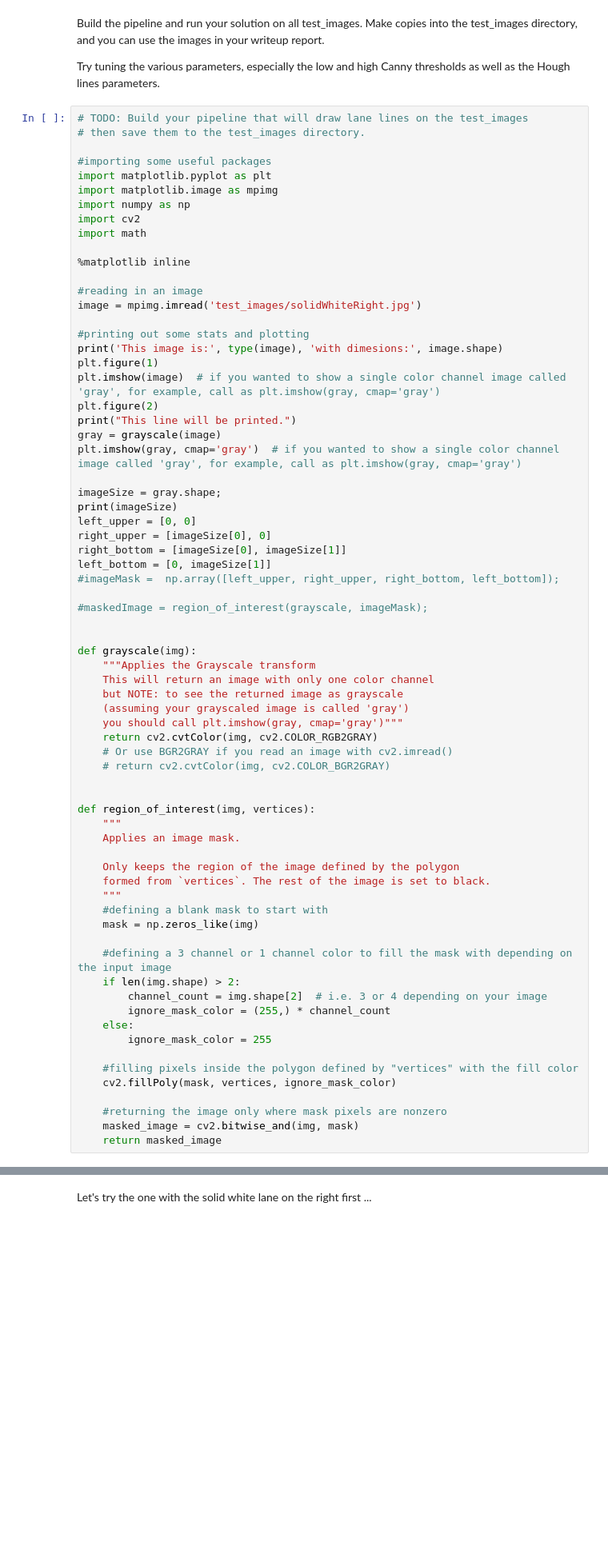
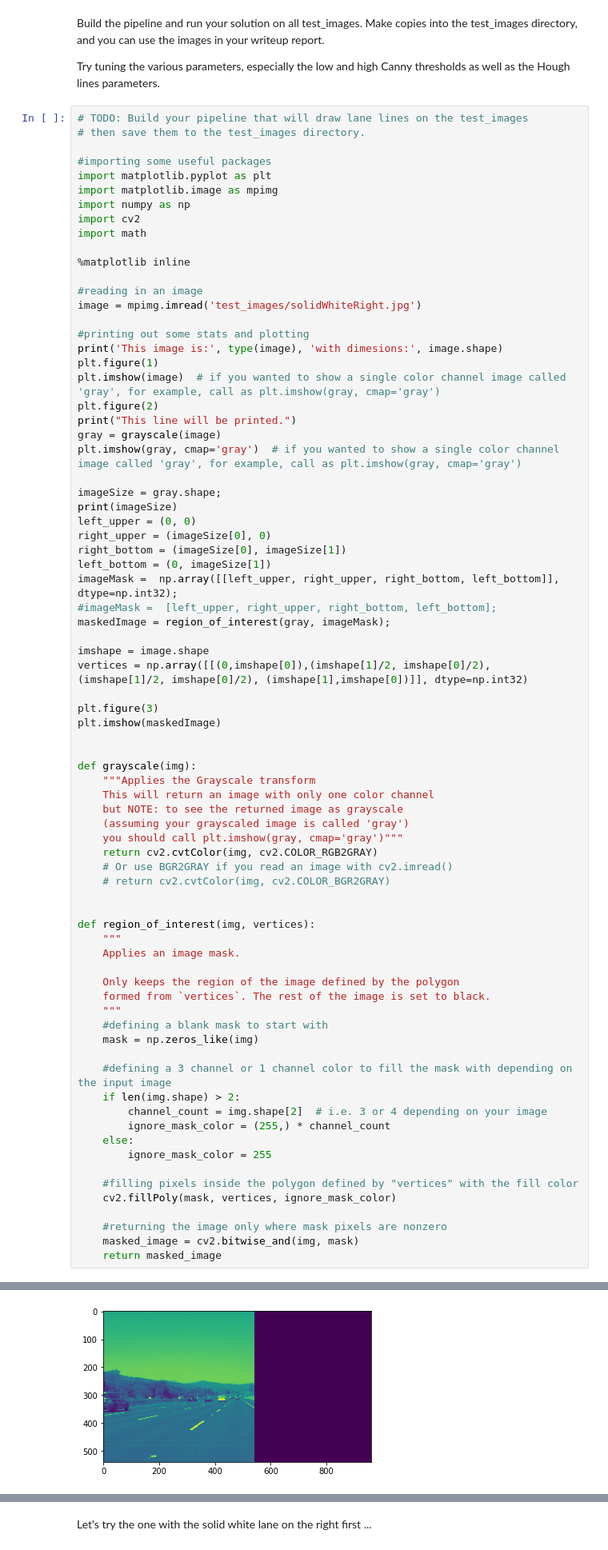
Before and after one commit to Maesla/Finding-Lane-Lines, a Jupyter notebook: mywork.ipynb, the cells around one changed output, grey strips where cells are left out. Shown at 80% size. Cells and saved outputs as stored; diff of their text form; blank space fills up the shorter version.

```diff
--- a/mywork.ipynb
+++ b/mywork.ipynb
@@ -219,13 +219,19 @@ plt.imshow(gray, cmap='gray')  # if you wanted to show a single color channel im
 
 imageSize = gray.shape;
 print(imageSize)
-left_upper = [0, 0]
-right_upper = [imageSize[0], 0]
-right_bottom = [imageSize[0], imageSize[1]]
-left_bottom = [0, imageSize[1]]
-#imageMask =  np.array([left_upper, right_upper, right_bottom, left_bottom]);
+left_upper = (0, 0)
+right_upper = (imageSize[0], 0)
+right_bottom = (imageSize[0], imageSize[1])
+left_bottom = (0, imageSize[1])
+imageMask =  np.array([[left_upper, right_upper, right_bottom, left_bottom]], dtype=np.int32);
+#imageMask =  [left_upper, right_upper, right_bottom, left_bottom];
+maskedImage = region_of_interest(gray, imageMask);
 
-#maskedImage = region_of_interest(grayscale, imageMask);
+imshape = image.shape
+vertices = np.array([[(0,imshape[0]),(imshape[1]/2, imshape[0]/2), (imshape[1]/2, imshape[0]/2), (imshape[1],imshape[0])]], dtype=np.int32)
+
+plt.figure(3)
+plt.imshow(maskedImage)
 
 
 def grayscale(img):
@@ -241,33 +247,34 @@ def grayscale(img):
 
 def region_of_interest(img, vertices):
     """
     Applies an image mask.
 
     Only keeps the region of the image defined by the polygon
     formed from `vertices`. The rest of the image is set to black.
     """
     #defining a blank mask to start with
     mask = np.zeros_like(img)
 
     #defining a 3 channel or 1 channel color to fill the mask with depending on the input image
     if len(img.shape) > 2:
         channel_count = img.shape[2]  # i.e. 3 or 4 depending on your image
         ignore_mask_color = (255,) * channel_count
     else:
         ignore_mask_color = 255
 
     #filling pixels inside the polygon defined by "vertices" with the fill color
     cv2.fillPoly(mask, vertices, ignore_mask_color)
 
     #returning the image only where mask pixels are nonzero
     masked_image = cv2.bitwise_and(img, mask)
     return masked_image
 # %% [output]
 This image is: <class 'numpy.ndarray'> with dimesions: (540, 960, 3)
 This line will be printed.
 (540, 960)
 [figure]
 [figure]
+[figure, added]
 # %% [markdown]
 ## Test on Videos
 
```
